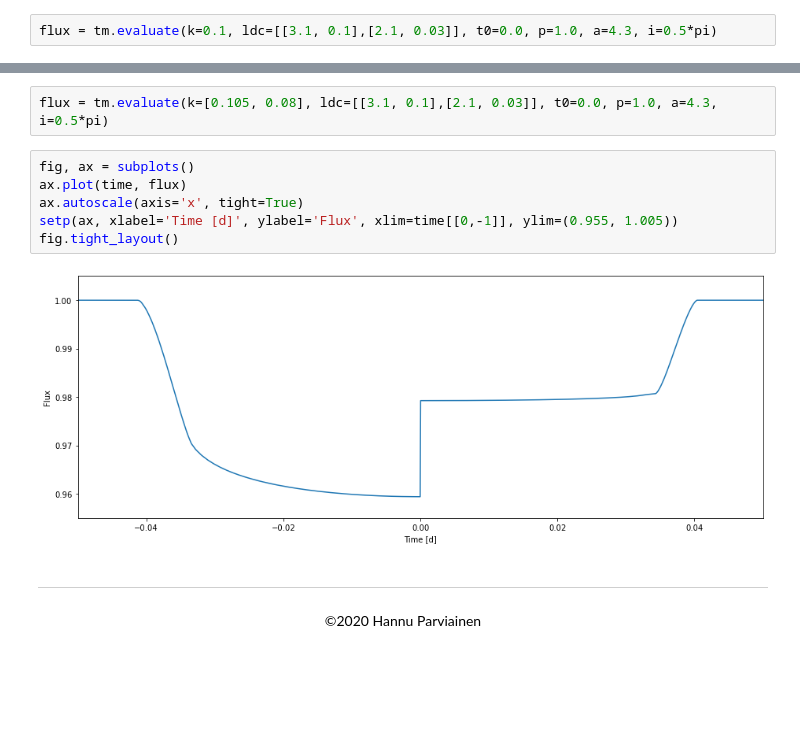
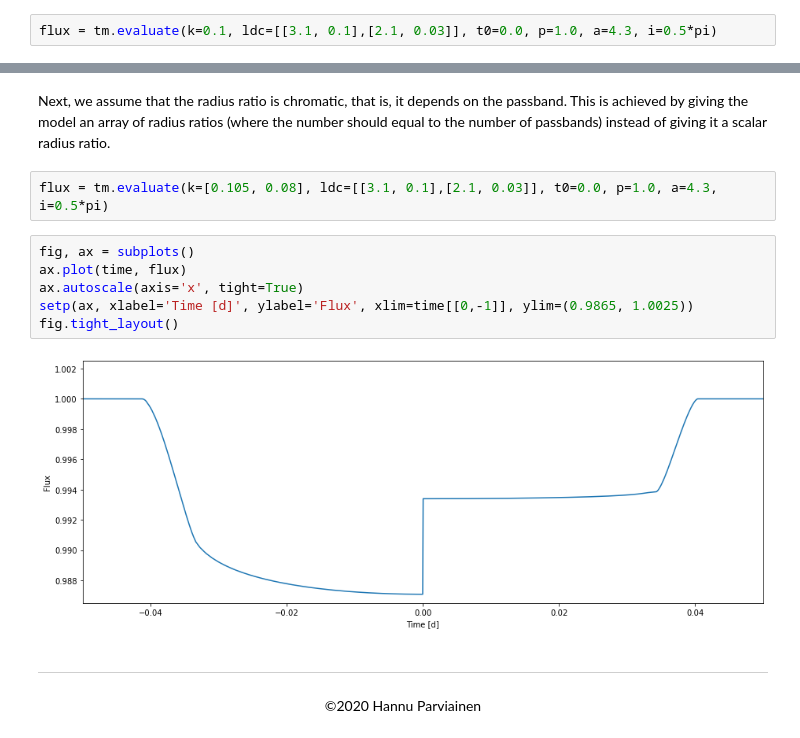
Before and after one commit to hpparvi/PyTransit, a Jupyter notebook: notebooks/swift/swift_model_example_1.ipynb, the cells around one changed output, grey strips where cells are left out. Cells and saved outputs as stored; diff of their text form; blank space fills up the shorter version.

Commit message:
Updated the basic SwiftModel example notebook.

```diff
--- a/notebooks/swift/swift_model_example_1.ipynb
+++ b/notebooks/swift/swift_model_example_1.ipynb
@@ -140,13 +140,15 @@ fig.tight_layout()
+# %% [markdown]
+Next, we assume that the radius ratio is chromatic, that is, it depends on the passband. This is achieved by giving the model an array of radius ratios (where the number should equal to the number of passbands) instead of giving it a scalar radius ratio.
 # %%
 flux = tm.evaluate(k=[0.105, 0.08], ldc=[[3.1, 0.1],[2.1, 0.03]], t0=0.0, p=1.0, a=4.3, i=0.5*pi)
 # %%
 fig, ax = subplots()
 ax.plot(time, flux)
 ax.autoscale(axis='x', tight=True)
-setp(ax, xlabel='Time [d]', ylabel='Flux', xlim=time[[0,-1]], ylim=(0.955, 1.005))
+setp(ax, xlabel='Time [d]', ylabel='Flux', xlim=time[[0,-1]], ylim=(0.9865, 1.0025))
 fig.tight_layout()
 # %% [output]
-[figure, old version]
+[figure, new version]
 # %% [markdown]
 ---
 
```
Also changed, not shown: parts of 5 cells of this notebook.
